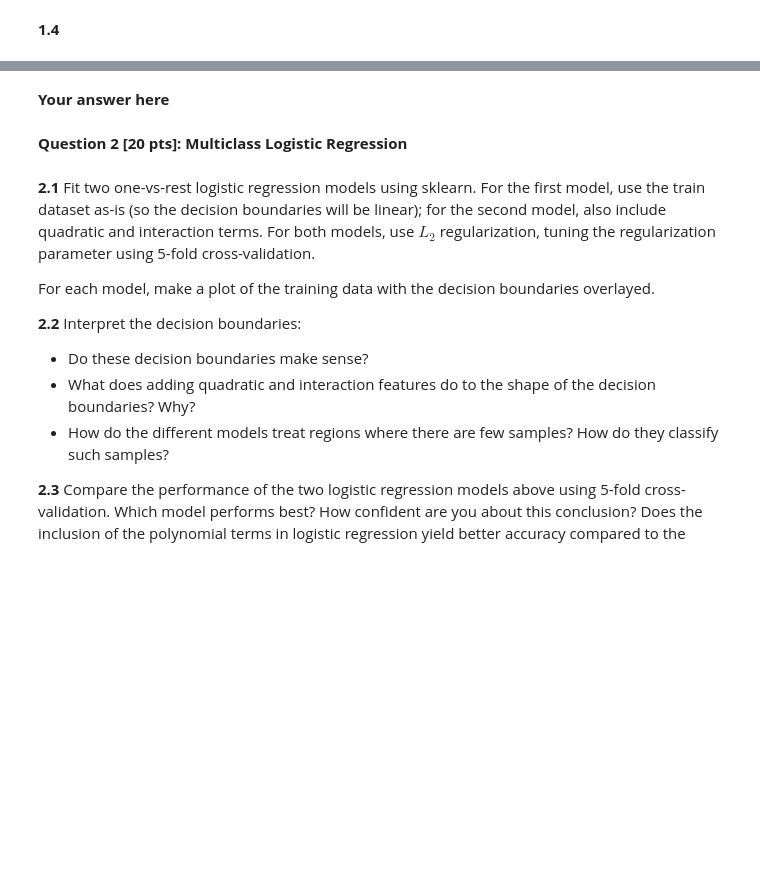
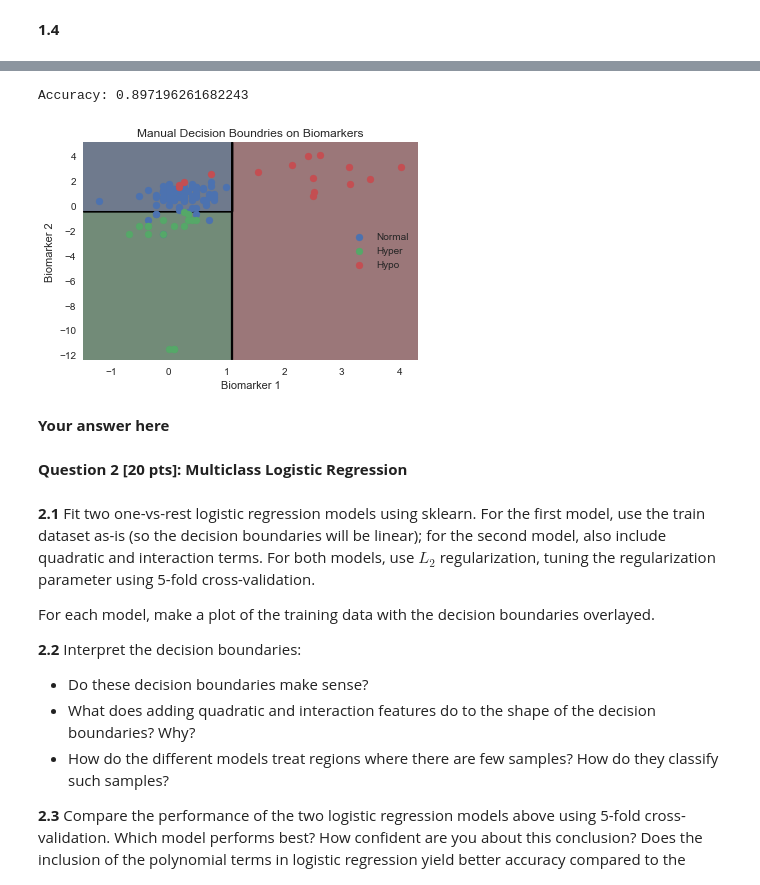
Before and after one commit to tmaounis/cs109a_hw7, a Jupyter notebook: cs109a_hw7.ipynb, the cells around one changed output, grey strips where cells are left out. Saved outputs shown, nothing was run; the diff lists cells and outputs as text; code cells hidden in the pictures; blank space fills up the shorter version.

```diff
--- a/cs109a_hw7.ipynb
+++ b/cs109a_hw7.ipynb
@@ -213,4 +234,0 @@ def overlay_decision_boundary(ax, model, colors=None, nx=200, ny=200, desaturate
-# %%
-# Update the following function:
-def predict_manual_one_sample(x):
-    return 0
@@ -217,12 +238,22 @@ def predict_manual_one_sample(x):
+# %%
+def predict_manual_one_sample(x):
+    if x[0]>1.1: #Biomarker 1
+        return 3
+    if x[1]<-0.5: #Biomarker 2
+        return 2
+
+    return 1
 # %%
 # your code here:
 # %%
 def predict_manual(X):
     return np.array([predict_manual_one_sample(x) for x in X])
 
-manual_predictions = predict_manual(X)
-accuracy = accuracy_score(y, manual_predictions)
+manual_predictions = predict_manual(x_train)
+accuracy = accuracy_score(y_train, manual_predictions)
 print("Accuracy:", accuracy)
+# %% [output]
+Accuracy: 0.897196261682243
 # %%
 assert accuracy >= (baseline_accuracy * 1.10), "Accuracy too low"
 assert all(np.sum(manual_predictions == i) > 0 for i in [1, 2, 3]), "Should predict each class at least once."
@@ -231,3 +260,9 @@ assert all(np.sum(manual_predictions == i) > 0 for i in [1, 2, 3]), "Should pred
+# %%
+ax=get_scatter()
+ax.set_title("Manual Decision Boundries on Biomarkers")
+overlay_decision_boundary(ax, predict_manual, colors=None, nx=200, ny=200, desaturate=.3)
+# %% [output]
+[figure, added]
 # %% [markdown]
 **Your answer here**
 # %% [markdown]
```
Also changed, not shown: parts of 14 cells of this notebook.
